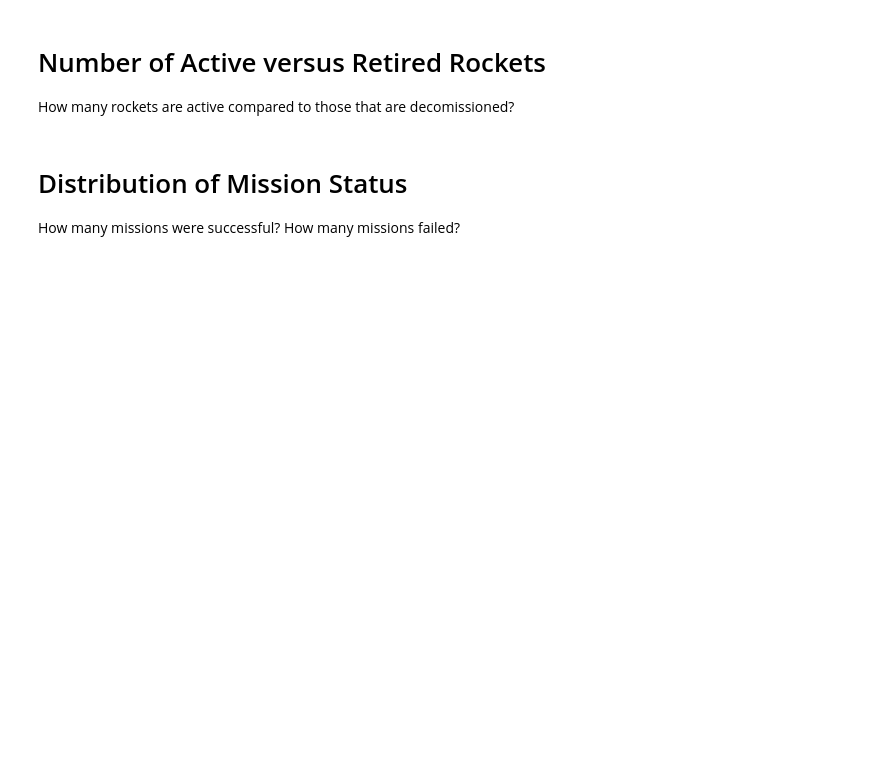
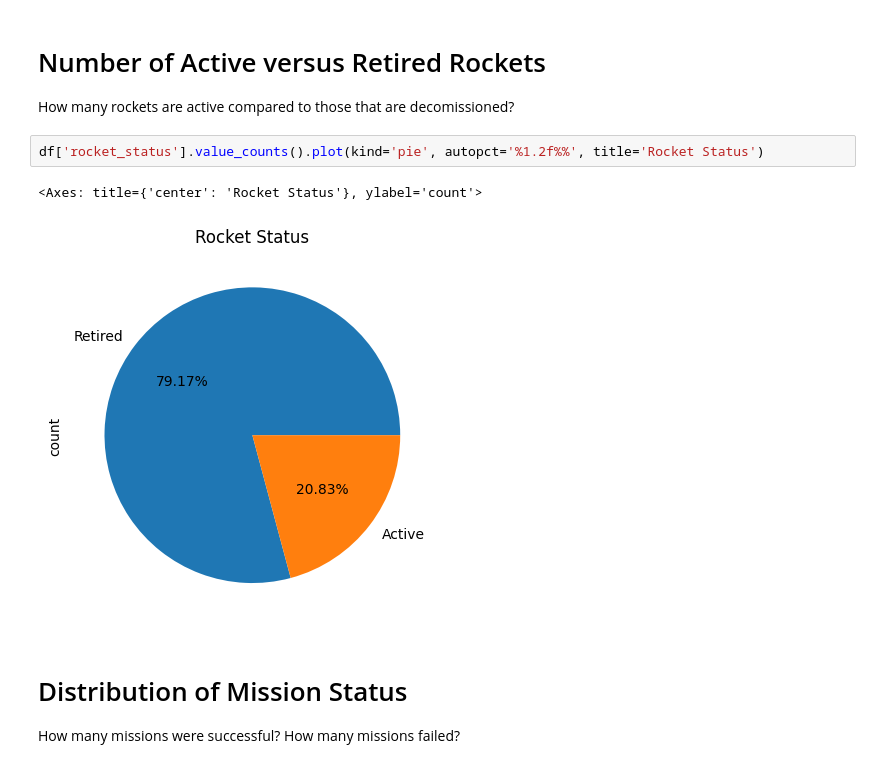
Before and after one commit to johnpapwinter/space-race-data-analysis, a Jupyter notebook: Space_Missions_Analysis.ipynb, the cells around one changed output. Drawn from its saved outputs; the diff is of its cells as text; blank space fills up the shorter version.

```diff
--- a/Space_Missions_Analysis.ipynb
+++ b/Space_Missions_Analysis.ipynb
@@ -168,6 +228,11 @@ Create a chart that shows the number of space mission launches by organisation.
 # Number of Active versus Retired Rockets
 
 How many rockets are active compared to those that are decomissioned?
+# %%
+df['rocket_status'].value_counts().plot(kind='pie', autopct='%1.2f%%', title='Rocket Status')
+# %% [output]
+<Axes: title={'center': 'Rocket Status'}, ylabel='count'>
+[figure, added]
 # %% [markdown]
 # Distribution of Mission Status
 
```
Also changed, not shown: parts of 9 cells of this notebook.
